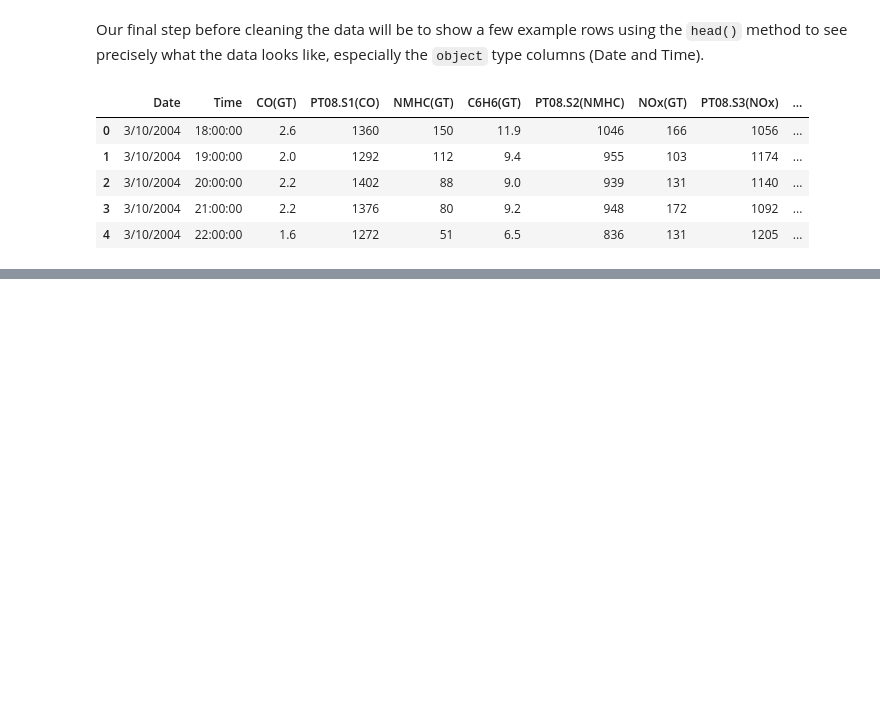
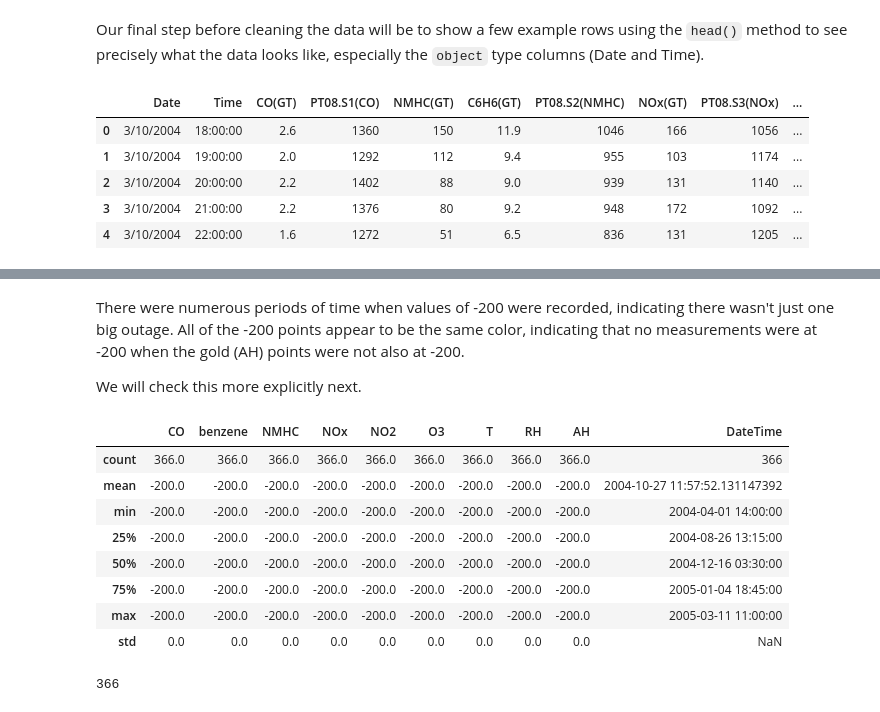
Before and after one commit to jccrews256/ST-554-Project1-Template, a Jupyter notebook: Task2/Task_2_Project_1_(Lead_Trevor).ipynb, the cells around one changed output, grey strips where cells are left out. Drawn from its saved outputs; the diff is of its cells as text; code cells hidden in the pictures; blank space fills up the shorter version.

```diff
--- a/Task2/Task_2_Project_1_(Lead_Trevor).ipynb
+++ b/Task2/Task_2_Project_1_(Lead_Trevor).ipynb
@@ -135,0 +257,22 @@ df_air_quality.head()
+# %% [markdown]
+There were numerous periods of time when values of -200 were recorded, indicating there wasn't just one big outage. All of the -200 points appear to be the same color, indicating that no measurements were at -200 when the gold (AH) points were not also at -200.
+
+We will check this more explicitly next.
+# %%
+# Check dates/times when missing values occurred.
+df_missing = df_air_quality.loc[df_air_quality.isin([-200]).any(axis=1)]
+df_missing.describe()
+# %% [output]
+|  | CO | benzene | NMHC | NOx | NO2 | O3 | T | RH | AH | DateTime |
+| count | 366.0 | 366.0 | 366.0 | 366.0 | 366.0 | 366.0 | 366.0 | 366.0 | 366.0 | 366 |
+| mean | -200.0 | -200.0 | -200.0 | -200.0 | -200.0 | -200.0 | -200.0 | -200.0 | -200.0 | 2004-10-27 11:57:52.131147392 |
+| min | -200.0 | -200.0 | -200.0 | -200.0 | -200.0 | -200.0 | -200.0 | -200.0 | -200.0 | 2004-04-01 14:00:00 |
+| 25% | -200.0 | -200.0 | -200.0 | -200.0 | -200.0 | -200.0 | -200.0 | -200.0 | -200.0 | 2004-08-26 13:15:00 |
+| 50% | -200.0 | -200.0 | -200.0 | -200.0 | -200.0 | -200.0 | -200.0 | -200.0 | -200.0 | 2004-12-16 03:30:00 |
+| 75% | -200.0 | -200.0 | -200.0 | -200.0 | -200.0 | -200.0 | -200.0 | -200.0 | -200.0 | 2005-01-04 18:45:00 |
+| max | -200.0 | -200.0 | -200.0 | -200.0 | -200.0 | -200.0 | -200.0 | -200.0 | -200.0 | 2005-03-11 11:00:00 |
+| std | 0.0 | 0.0 | 0.0 | 0.0 | 0.0 | 0.0 | 0.0 | 0.0 | 0.0 | NaN |
+# %%
+df_missing.DateTime.nunique()
+# %% [output]
+366
```
Also changed, not shown: parts of 26 cells of this notebook.
